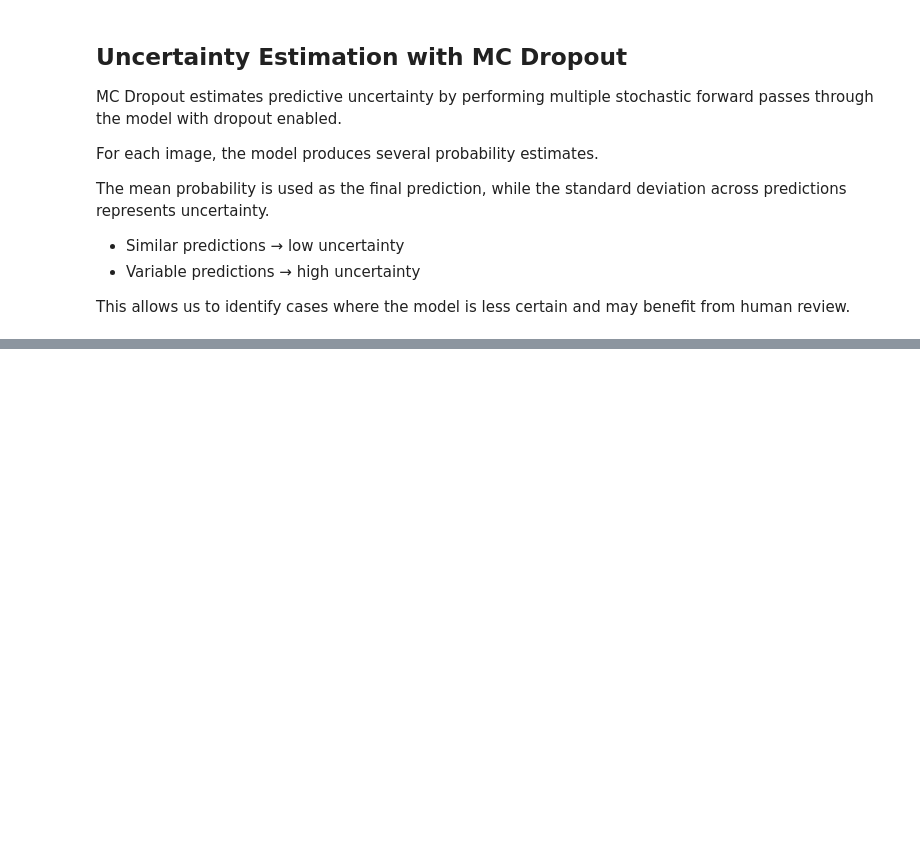
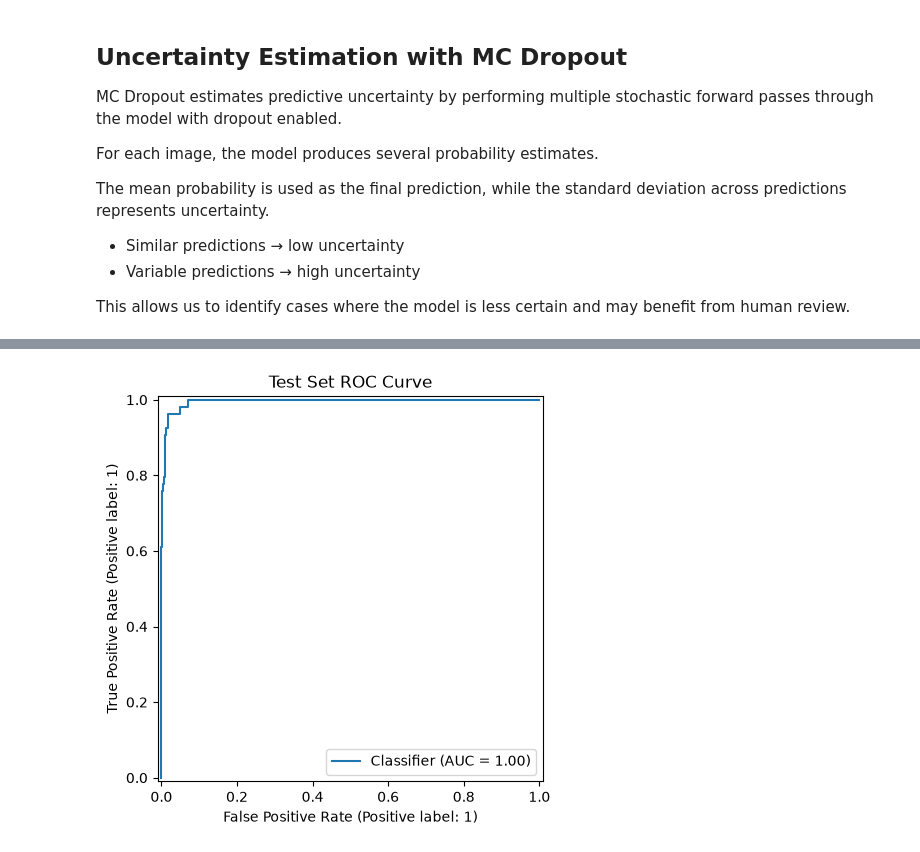
Before and after one commit to MeriemAfafHaddou/explainable-ai-ct-imaging, a Jupyter notebook: diffusion_counterfactual_xai.ipynb, the cells around one changed output, grey strips where cells are left out. Drawn from its saved outputs; the diff is of its cells as text; code cells hidden in the pictures; blank space fills up the shorter version.

```diff
--- a/diffusion_counterfactual_xai.ipynb
+++ b/diffusion_counterfactual_xai.ipynb
@@ -983,0 +1173,11 @@ TypeError: boxplot() got an unexpected keyword argument 'labels'
+# %%
+RocCurveDisplay.from_predictions(
+    labels,
+    probabilities,
+)
+
+plt.title("Test Set ROC Curve")
+plt.tight_layout()
+plt.show()
+# %% [output]
+[figure, added]
```
Also changed, not shown: parts of 25 cells of this notebook, 3 other files.
